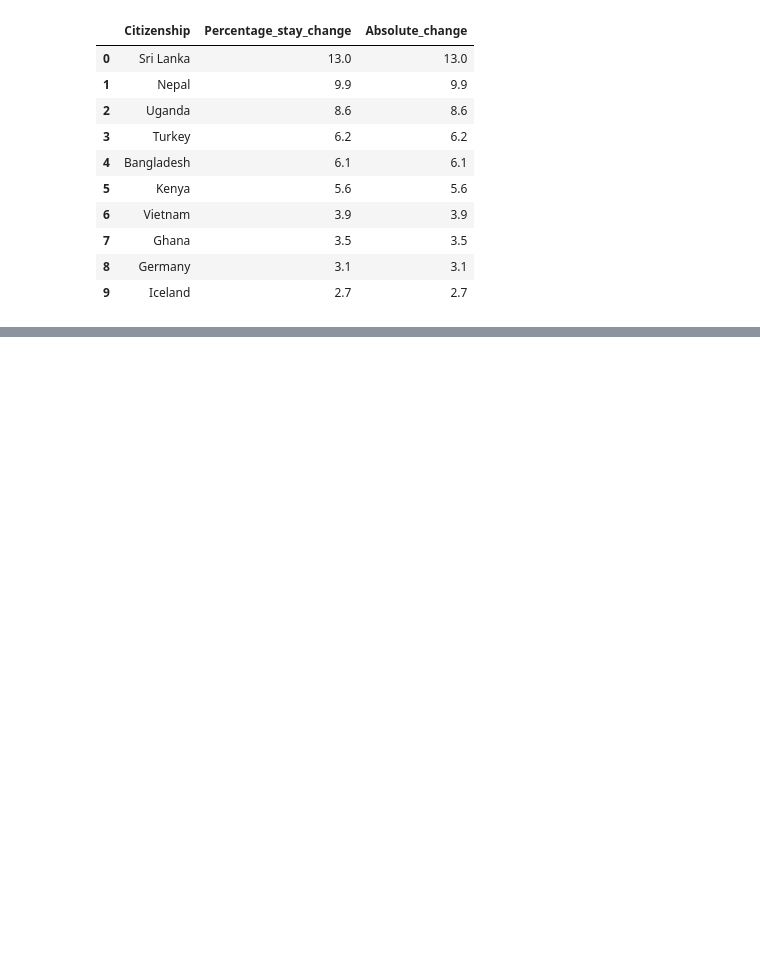
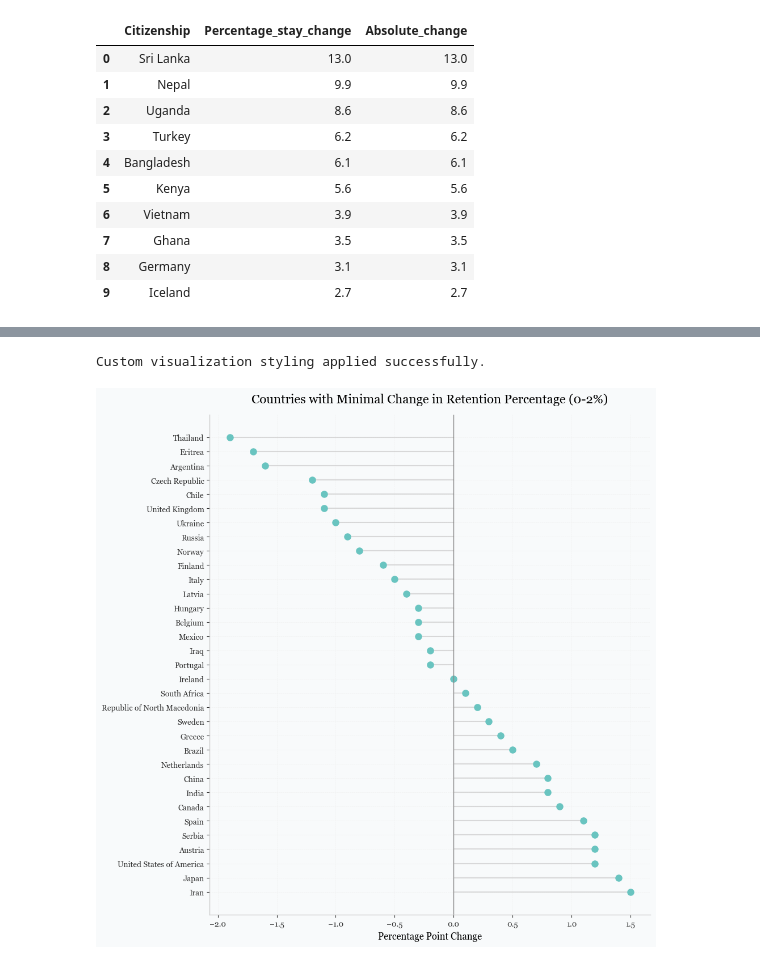
Before and after one commit to KellyDRasmussen/retention, a Jupyter notebook: retention 2024.ipynb, the cells around one changed output, grey strips where cells are left out. Drawn from its saved outputs; the diff is of its cells as text; code cells hidden in the pictures; blank space fills up the shorter version.

```diff
--- a/retention 2024.ipynb
+++ b/retention 2024.ipynb
@@ -482,0 +536,43 @@ filtered_trends_df.tail(30)
+# %%
+# Apply custom styling
+cvs.setup_styling()
+
+# Filter for countries with small changes (0-2%)
+stable_countries = filtered_trends_df[
+    (filtered_trends_df['Absolute_change'] >= 0) &
+    (filtered_trends_df['Absolute_change'] <= 2)
+].sort_values('Percentage_stay_change', ascending=False)
+
+# Create a figure
+fig, ax = plt.subplots(figsize=(10, 10))
+
+# Create a lollipop chart
+y_pos = range(len(stable_countries))
+ax.hlines(y=y_pos, xmin=0, xmax=stable_countries['Percentage_stay_change'],
+          color=cvs.COLORS['gray'], alpha=0.7)
+ax.plot(stable_countries['Percentage_stay_change'], y_pos, 'o',
+        markersize=8, color=cvs.TEAL)
+
+# Add country names
+ax.set_yticks(y_pos)
+ax.set_yticklabels(stable_countries['Citizenship'])
+
+
+# Apply chart styling
+cvs.apply_chart_style(
+    ax,
+    title="Countries with Minimal Change in Retention Percentage (0-2%)",
+    xlabel="Percentage Point Change",
+    ylabel="",
+    grid=True
+)
+
+# Add a vertical line at x=0
+ax.axvline(x=0, color=cvs.COLORS['gray_dark'], linestyle='-', linewidth=1)
+
+plt.tight_layout()
+cvs.savefig_with_background(fig, "stable_countries_lollipop_2023_2024.png")
+plt.show()
+# %% [output]
+Custom visualization styling applied successfully.
+[figure, added]
```
Also changed, not shown: parts of 3 cells of this notebook, 1 other file.
